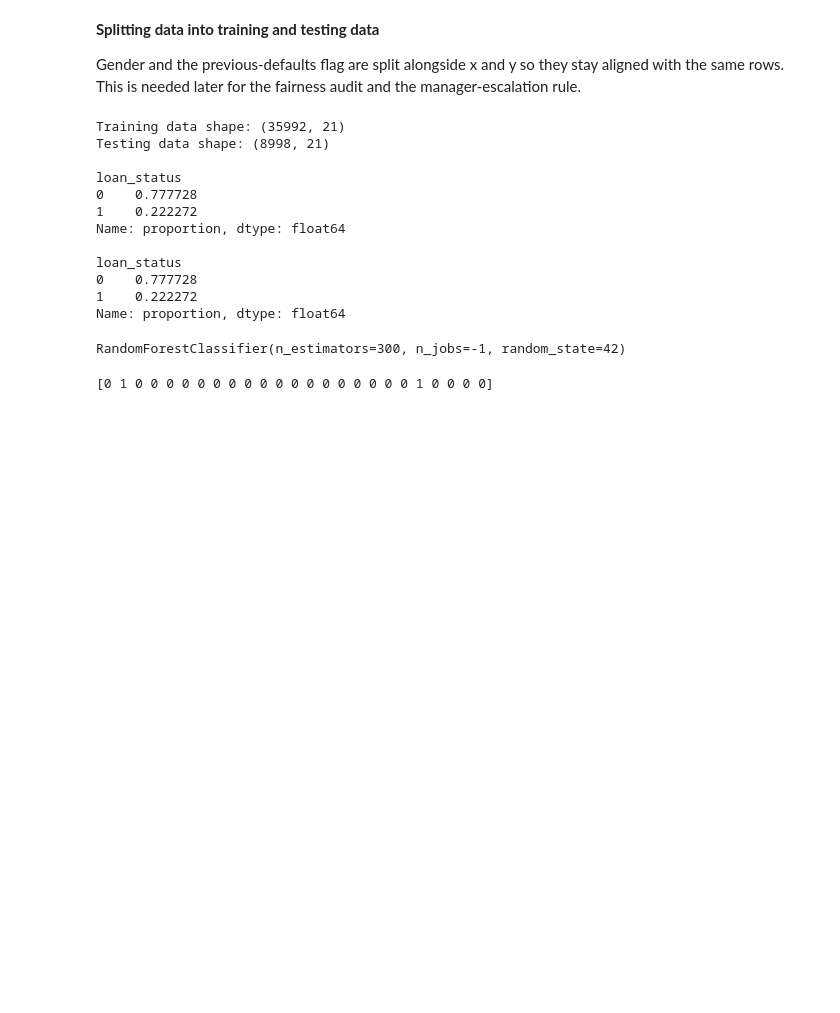
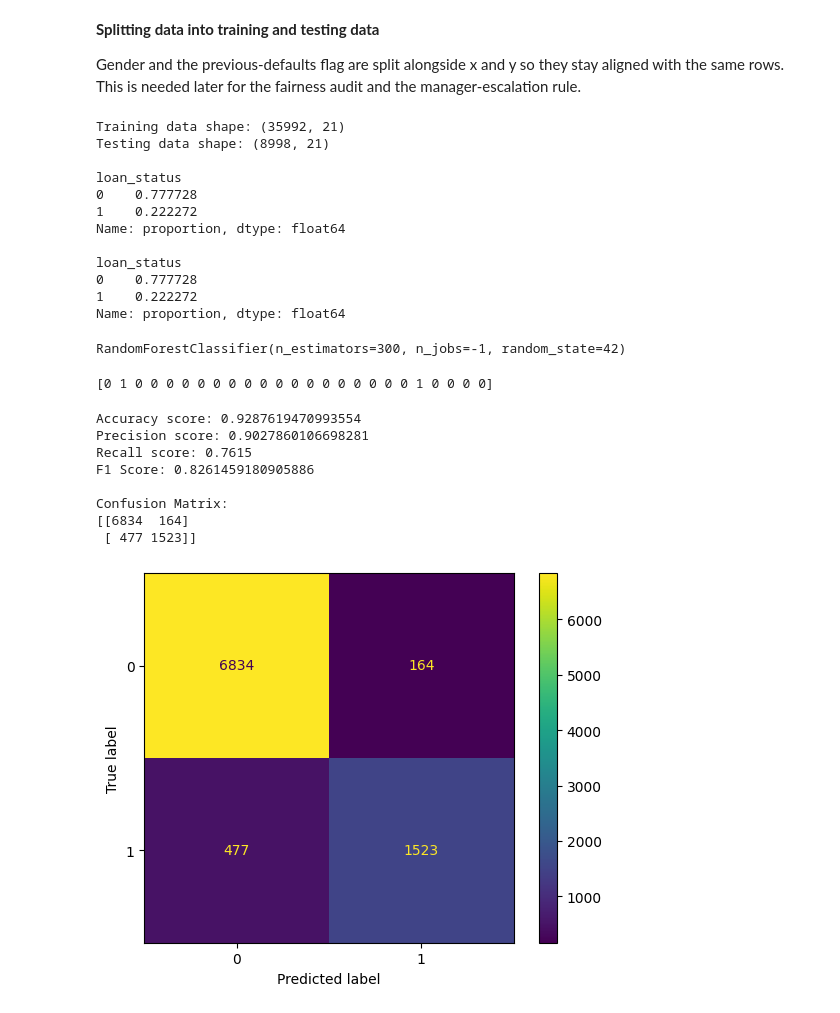
Before and after one commit to DivineUI/FairLoan, a Jupyter notebook: FairLoan baseline workflow.ipynb, the cells around one changed output. Saved outputs shown, nothing was run; the diff lists cells and outputs as text; code cells hidden in the pictures; blank space fills up the shorter version.

Commit message:
Did the evaluation

```diff
--- a/FairLoan baseline workflow.ipynb
+++ b/FairLoan baseline workflow.ipynb
@@ -308,3 +308,37 @@ rf_y_pred = rf_model.predict(x_test) # Making predictions on testing data
 print(rf_y_pred[0:25]) # Printing the first 25 predictions
 # %% [output]
 [0 1 0 0 0 0 0 0 0 0 0 0 0 0 0 0 0 0 0 0 1 0 0 0 0]
+# %%
+# Evaluation that matches your logistic regression cell exactly
+from sklearn.metrics import accuracy_score, precision_score, recall_score, f1_score, confusion_matrix, ConfusionMatrixDisplay
+import matplotlib.pyplot as plt
+
+# Accuracy, Precision, Recall, F1, and Confusion Matrix
+rf_accuracy = accuracy_score(y_test, rf_y_pred)
+rf_precision = precision_score(y_test, rf_y_pred)
+rf_recall = recall_score(y_test, rf_y_pred)
+rf_f1 = f1_score(y_test, rf_y_pred)
+rf_cm = confusion_matrix(y_test, rf_y_pred)
+
+print("Accuracy score:", rf_accuracy)
+print("Precision score:", rf_precision)
+print("Recall score:", rf_recall)
+print("F1 Score:", rf_f1)
+print()
+print("Confusion Matrix:")
+print(rf_cm)
+
+# Plotting
+disp = ConfusionMatrixDisplay(confusion_matrix=rf_cm)
+disp.plot()
+plt.show()
+# %% [output]
+Accuracy score: 0.9287619470993554
+Precision score: 0.9027860106698281
+Recall score: 0.7615
+F1 Score: 0.8261459180905886
+
+Confusion Matrix:
+[[6834  164]
+ [ 477 1523]]
+[figure, added]
```
